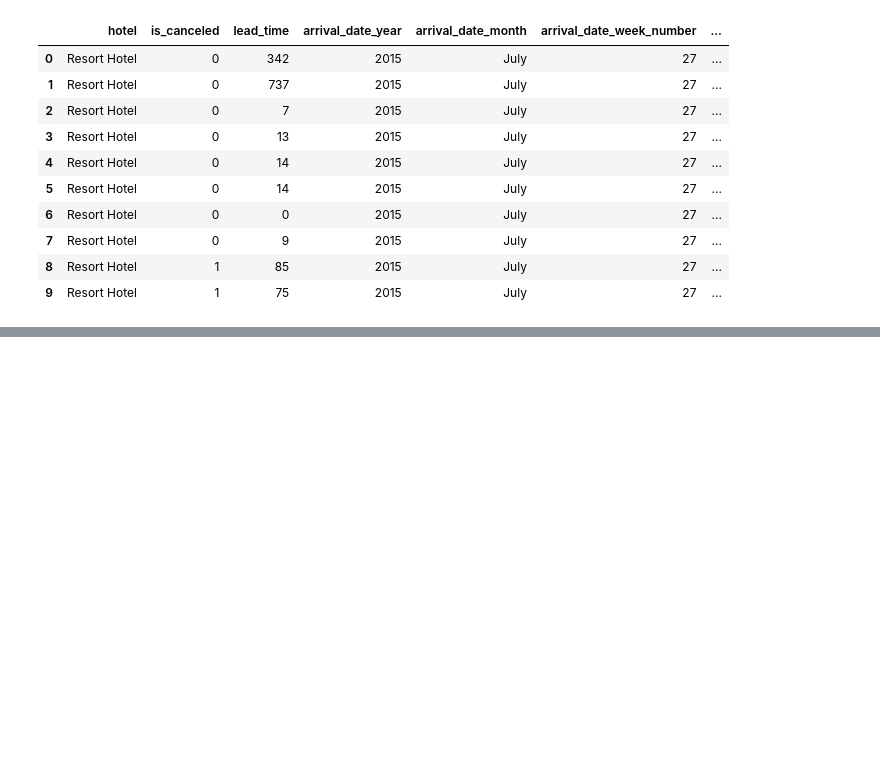
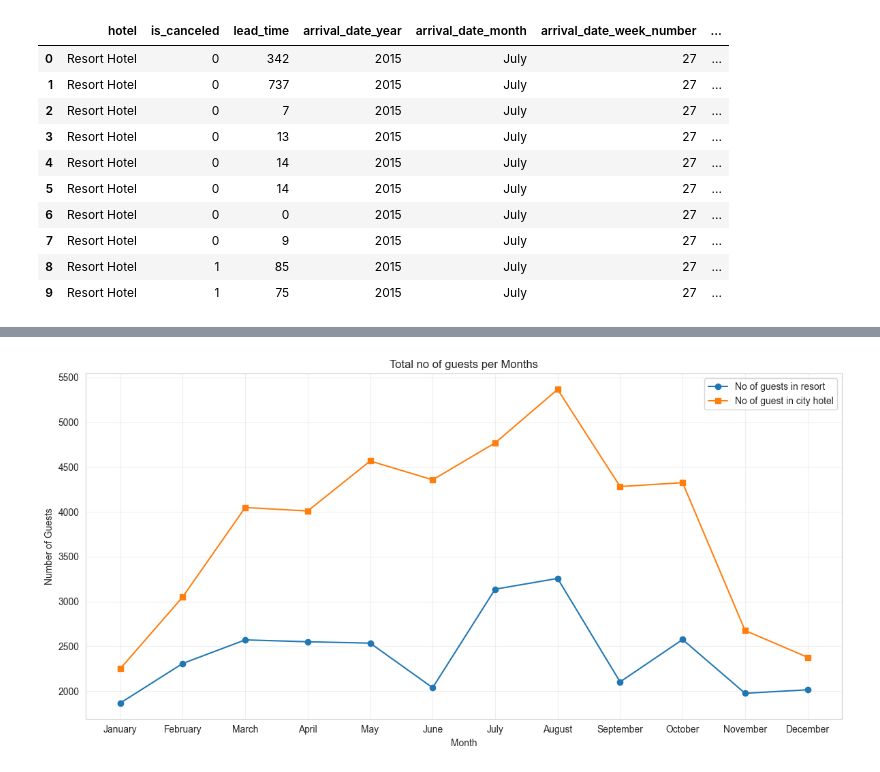
Before and after one commit to slaav1k/RSREU_MethodsML, a Jupyter notebook: sample2.ipynb, the cells around one changed output, grey strips where cells are left out. Saved outputs shown, nothing was run; the diff lists cells and outputs as text; code cells hidden in the pictures; blank space fills up the shorter version.

```diff
--- a/sample2.ipynb
+++ b/sample2.ipynb
@@ -55,0 +385,6 @@ plt.show()
+# %%
+# число гостей по месяцам
+
+resort_guests = data_resort['arrival_date_month'].value_counts().reset_index()
+resort_guests.columns=['month','no of guests']
+resort_guests
@@ -55,0 +405,4 @@ plt.show()
+# %%
+city_guests = data_city['arrival_date_month'].value_counts().reset_index()
+city_guests.columns=['month','no of guests']
+city_guests
@@ -55,0 +423,4 @@ plt.show()
+# %%
+final_guests = resort_guests.merge(city_guests,on='month')
+final_guests.columns=['month','no of guests in resort','no of guest in city hotel']
+final_guests
@@ -55,0 +441,3 @@ plt.show()
+# %%
+final_guests = sort_month(final_guests,'month')
+final_guests
@@ -55,0 +458,18 @@ plt.show()
+# %%
+import matplotlib.pyplot as plt
+
+plt.figure(figsize=(12, 6))
+plt.plot(final_guests['month'], final_guests['no of guests in resort'],
+         label='No of guests in resort', marker='o')
+plt.plot(final_guests['month'], final_guests['no of guest in city hotel'],
+         label='No of guest in city hotel', marker='s')
+
+plt.title('Total no of guests per Months')
+plt.xlabel('Month')
+plt.ylabel('Number of Guests')
+plt.legend()
+plt.grid(True, alpha=0.3)
+plt.tight_layout()
+plt.show()
+# %% [output]
+[figure, added]
```
Also changed, not shown: parts of 53 cells of this notebook, 1 other file.
